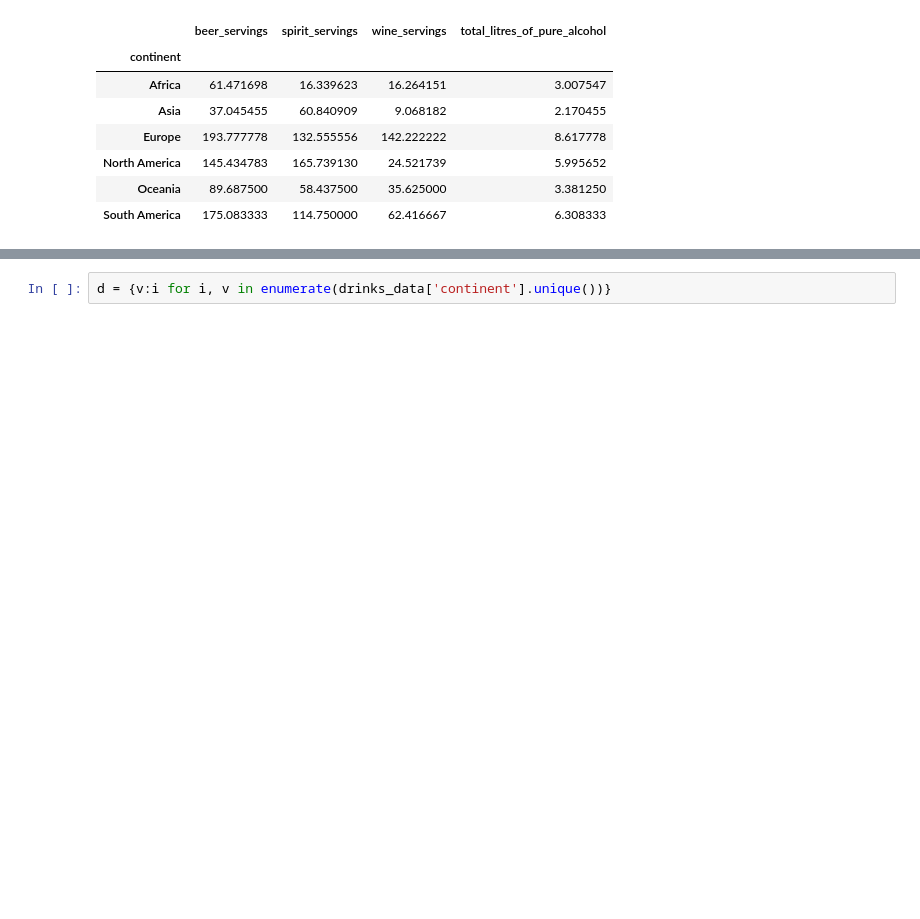
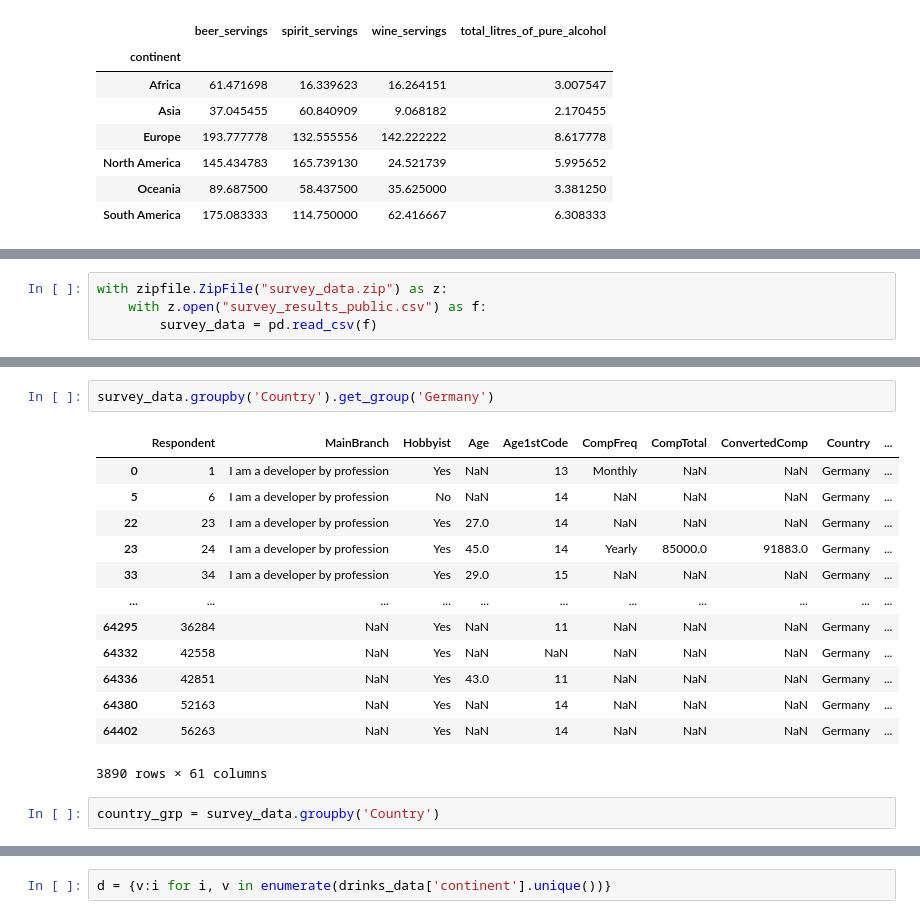
Before and after one commit to ltoco/Data-analysis-basics, a Jupyter notebook: pandas_refresher.ipynb, the cells around one changed output, grey strips where cells are left out. Saved outputs shown, nothing was run; the diff lists cells and outputs as text; blank space fills up the shorter version.

Commit message:
Code for advanced groupby

```diff
--- a/pandas_refresher.ipynb
+++ b/pandas_refresher.ipynb
@@ -731,0 +748,4 @@ drinks_data.groupby('continent').mean()
+# %%
+with zipfile.ZipFile("survey_data.zip") as z:
+    with z.open("survey_results_public.csv") as f:
+        survey_data = pd.read_csv(f)
@@ -731,0 +782,18 @@ drinks_data.groupby('continent').mean()
+# %%
+survey_data.groupby('Country').get_group('Germany')
+# %% [output]
+|  | Respondent | MainBranch | Hobbyist | Age | Age1stCode | CompFreq | CompTotal | ConvertedComp | Country | ... |
+| 0 | 1 | I am a developer by profession | Yes | NaN | 13 | Monthly | NaN | NaN | Germany | ... |
+| 5 | 6 | I am a developer by profession | No | NaN | 14 | NaN | NaN | NaN | Germany | ... |
+| 22 | 23 | I am a developer by profession | Yes | 27.0 | 14 | NaN | NaN | NaN | Germany | ... |
+| 23 | 24 | I am a developer by profession | Yes | 45.0 | 14 | Yearly | 85000.0 | 91883.0 | Germany | ... |
+| 33 | 34 | I am a developer by profession | Yes | 29.0 | 15 | NaN | NaN | NaN | Germany | ... |
+| ... | ... | ... | ... | ... | ... | ... | ... | ... | ... | ... |
+| 64295 | 36284 | NaN | Yes | NaN | 11 | NaN | NaN | NaN | Germany | ... |
+| 64332 | 42558 | NaN | Yes | NaN | NaN | NaN | NaN | NaN | Germany | ... |
+| 64336 | 42851 | NaN | Yes | 43.0 | 11 | NaN | NaN | NaN | Germany | ... |
+| 64380 | 52163 | NaN | Yes | NaN | 14 | NaN | NaN | NaN | Germany | ... |
+| 64402 | 56263 | NaN | Yes | NaN | 14 | NaN | NaN | NaN | Germany | ... |
+3890 rows × 61 columns
+# %%
+country_grp = survey_data.groupby('Country')
```
Also changed, not shown: parts of 55 cells of this notebook.
